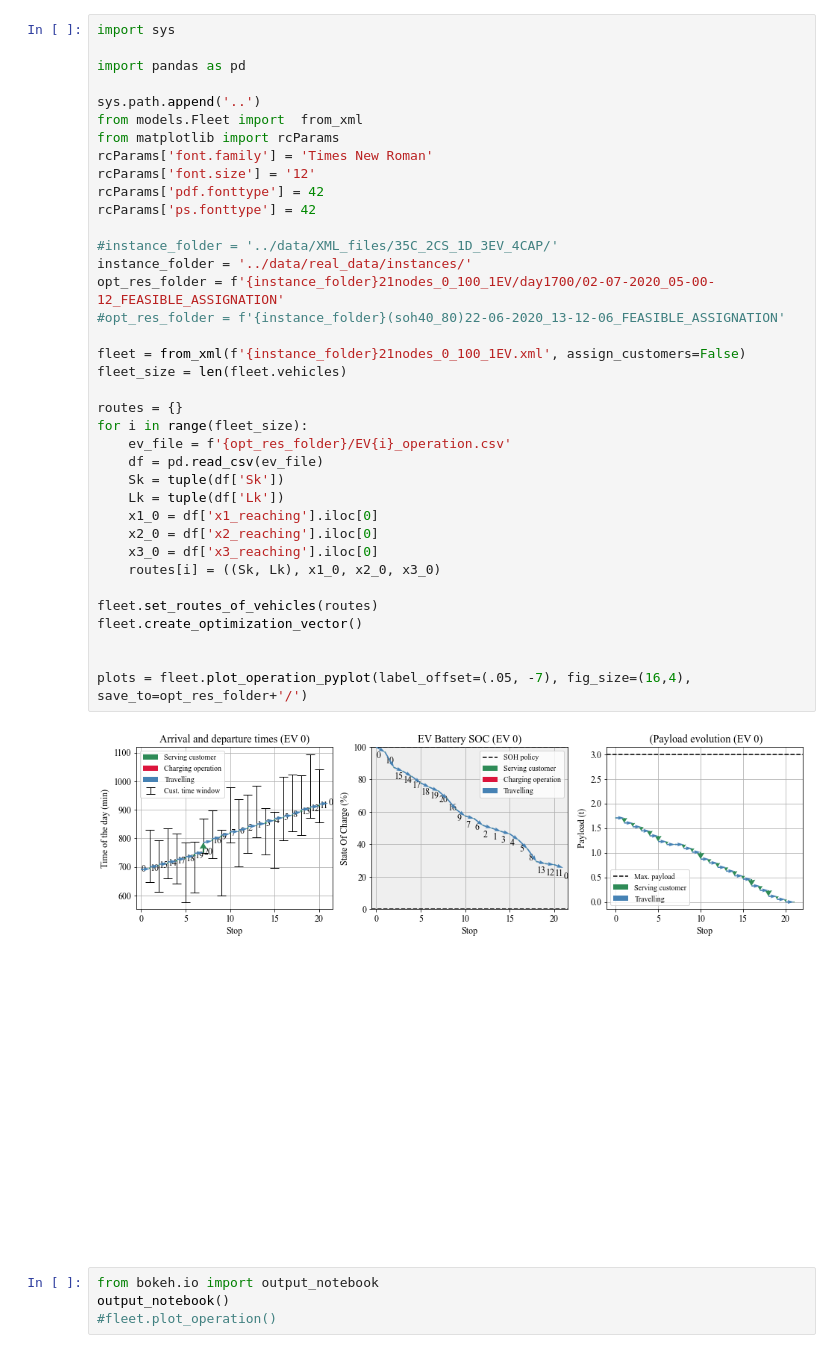
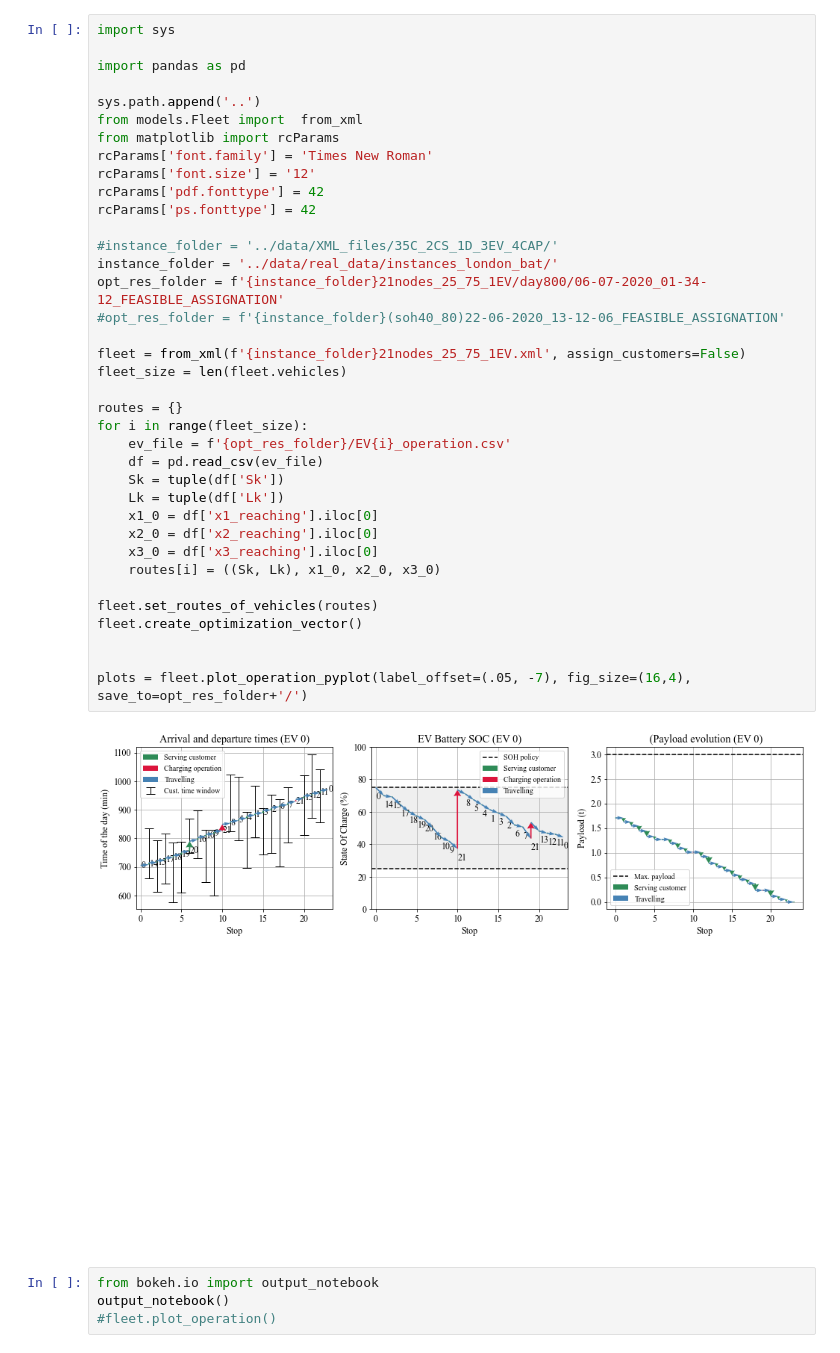
Before and after one commit to jpfutalef/DynamicStochasticElectricVRP, a Jupyter notebook: notebooks/plot_operation.ipynb, the cells around one changed output. Cells and saved outputs as stored; diff of their text form.

```diff
--- a/notebooks/plot_operation.ipynb
+++ b/notebooks/plot_operation.ipynb
@@ -6,37 +6,37 @@ import pandas as pd
 sys.path.append('..')
 from models.Fleet import  from_xml
 from matplotlib import rcParams
 rcParams['font.family'] = 'Times New Roman'
 rcParams['font.size'] = '12'
 rcParams['pdf.fonttype'] = 42
 rcParams['ps.fonttype'] = 42
 
 #instance_folder = '../data/XML_files/35C_2CS_1D_3EV_4CAP/'
-instance_folder = '../data/real_data/instances/'
-opt_res_folder = f'{instance_folder}21nodes_0_100_1EV/day1700/02-07-2020_05-00-12_FEASIBLE_ASSIGNATION'
+instance_folder = '../data/real_data/instances_london_bat/'
+opt_res_folder = f'{instance_folder}21nodes_25_75_1EV/day800/06-07-2020_01-34-12_FEASIBLE_ASSIGNATION'
 #opt_res_folder = f'{instance_folder}(soh40_80)22-06-2020_13-12-06_FEASIBLE_ASSIGNATION'
 
-fleet = from_xml(f'{instance_folder}21nodes_0_100_1EV.xml', assign_customers=False)
+fleet = from_xml(f'{instance_folder}21nodes_25_75_1EV.xml', assign_customers=False)
 fleet_size = len(fleet.vehicles)
 
 routes = {}
 for i in range(fleet_size):
     ev_file = f'{opt_res_folder}/EV{i}_operation.csv'
     df = pd.read_csv(ev_file)
     Sk = tuple(df['Sk'])
     Lk = tuple(df['Lk'])
     x1_0 = df['x1_reaching'].iloc[0]
     x2_0 = df['x2_reaching'].iloc[0]
     x3_0 = df['x3_reaching'].iloc[0]
     routes[i] = ((Sk, Lk), x1_0, x2_0, x3_0)
 
 fleet.set_routes_of_vehicles(routes)
 fleet.create_optimization_vector()
 
 
 plots = fleet.plot_operation_pyplot(label_offset=(.05, -7), fig_size=(16,4), save_to=opt_res_folder+'/')
 # %% [output]
-[figure, old version]
+[figure, new version]
 # %%
 from bokeh.io import output_notebook
 output_notebook()
```
Also changed, not shown: 18 other files.
